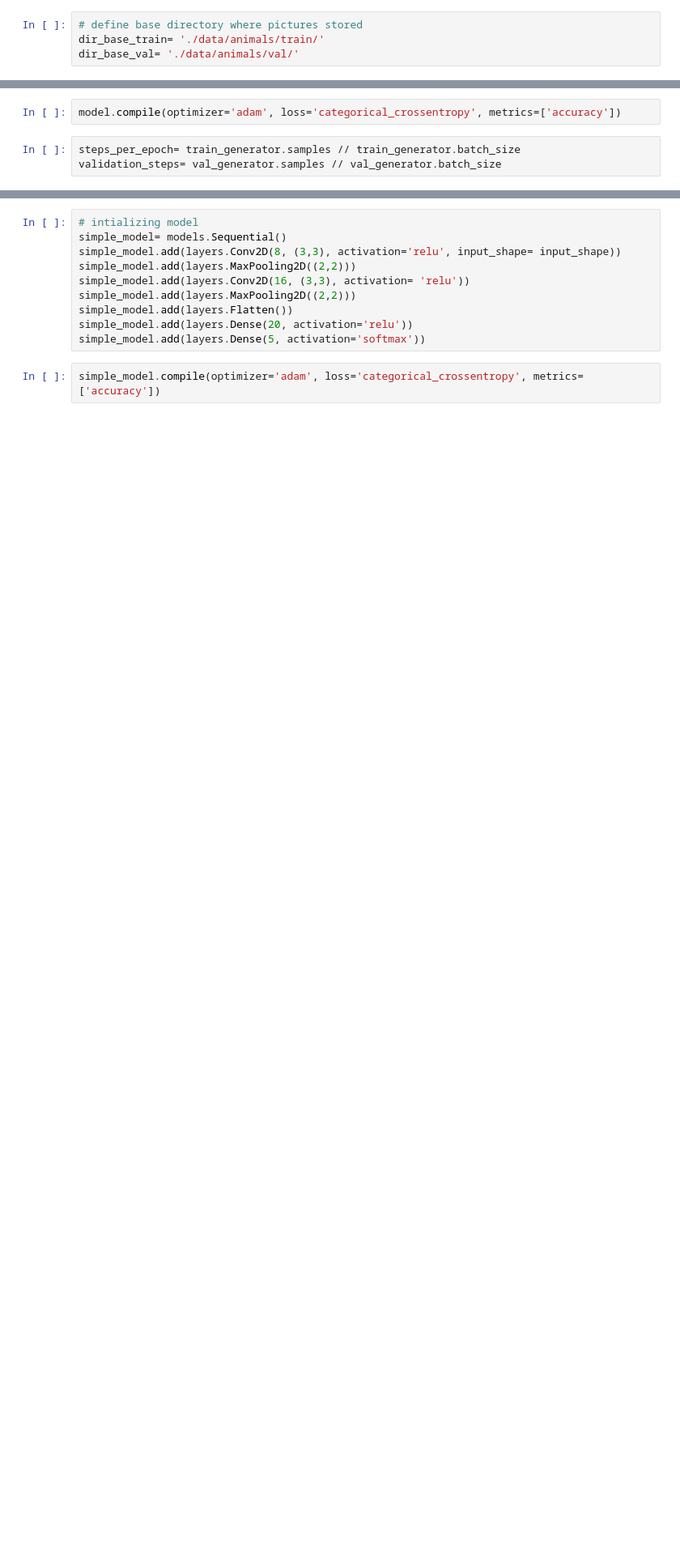
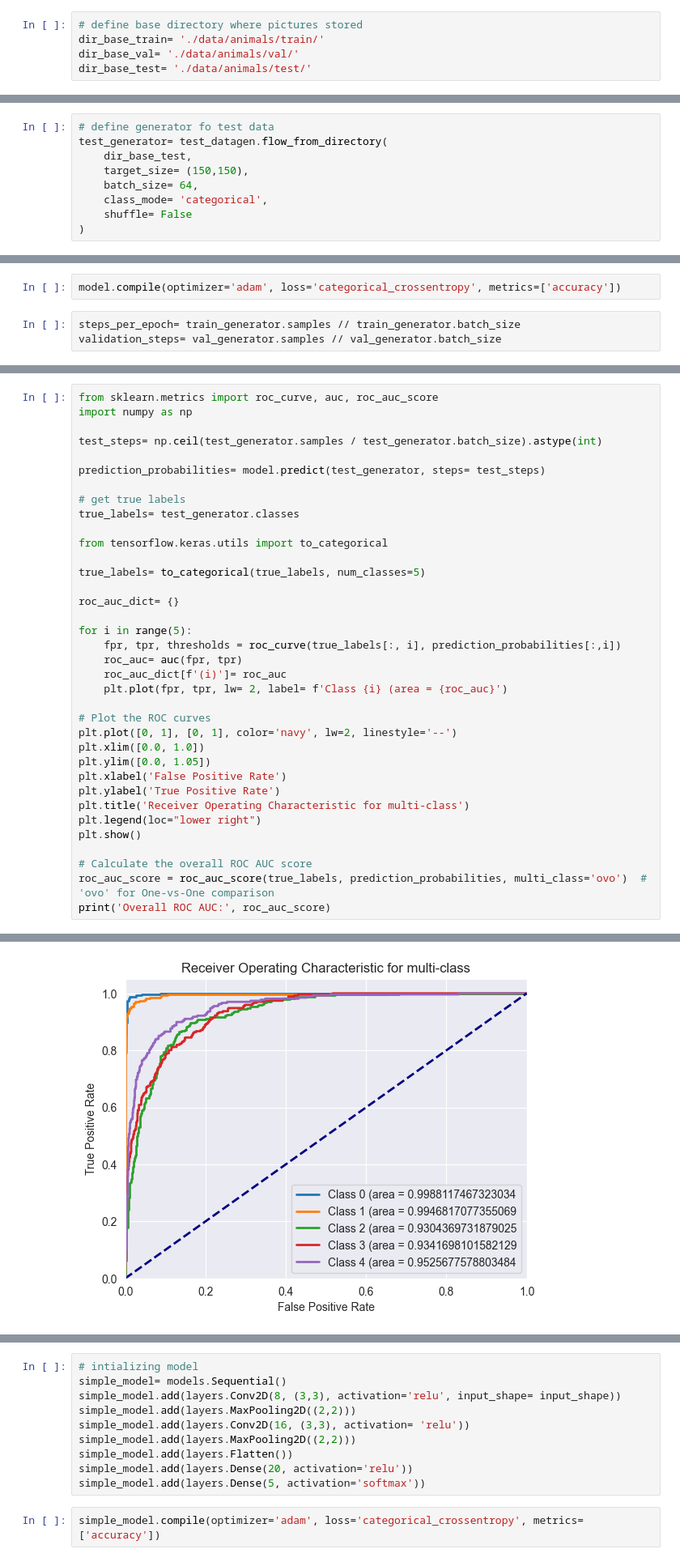
Before and after one commit to quantum-insights/DSM150_CNN, a Jupyter notebook: cnn.ipynb, the cells around one changed output, grey strips where cells are left out. Shown at 81% size. Cells and saved outputs as stored; diff of their text form; blank space fills up the shorter version.

Commit message:
- Added creation of test data

```diff
--- a/cnn.ipynb
+++ b/cnn.ipynb
@@ -136,3 +138,4 @@ from tensorflow.keras import layers
 # define base directory where pictures stored
 dir_base_train= './data/animals/train/'
 dir_base_val= './data/animals/val/'
+dir_base_test= './data/animals/test/'
@@ -165,3 +200,12 @@ val_generator= val_datagen.flow_from_directory(
 )
 # %% [output]
 Found 1497 images belonging to 5 classes.
+# %%
+# define generator fo test data
+test_generator= test_datagen.flow_from_directory(
+    dir_base_test,
+    target_size= (150,150),
+    batch_size= 64,
+    class_mode= 'categorical',
+    shuffle= False
+)
@@ -272,0 +327,37 @@ The model show classical signs of overfitting.
+# %%
+from sklearn.metrics import roc_curve, auc, roc_auc_score
+import numpy as np
+
+test_steps= np.ceil(test_generator.samples / test_generator.batch_size).astype(int)
+
+prediction_probabilities= model.predict(test_generator, steps= test_steps)
+
+# get true labels
+true_labels= test_generator.classes
+
+from tensorflow.keras.utils import to_categorical
+
+true_labels= to_categorical(true_labels, num_classes=5)
+
+roc_auc_dict= {}
+
+for i in range(5):
+    fpr, tpr, thresholds = roc_curve(true_labels[:, i], prediction_probabilities[:,i])
+    roc_auc= auc(fpr, tpr)
+    roc_auc_dict[f'(i)']= roc_auc
+    plt.plot(fpr, tpr, lw= 2, label= f'Class {i} (area = {roc_auc}')
+
+# Plot the ROC curves
+plt.plot([0, 1], [0, 1], color='navy', lw=2, linestyle='--')
+plt.xlim([0.0, 1.0])
+plt.ylim([0.0, 1.05])
+plt.xlabel('False Positive Rate')
+plt.ylabel('True Positive Rate')
+plt.title('Receiver Operating Characteristic for multi-class')
+plt.legend(loc="lower right")
+plt.show()
+
+# Calculate the overall ROC AUC score
+roc_auc_score = roc_auc_score(true_labels, prediction_probabilities, multi_class='ovo')  # 'ovo' for One-vs-One comparison
+print('Overall ROC AUC:', roc_auc_score)
+# %% [output]
@@ -272,0 +365 @@ The model show classical signs of overfitting.
+[figure, added]
```
Also changed, not shown: parts of 19 cells of this notebook.
